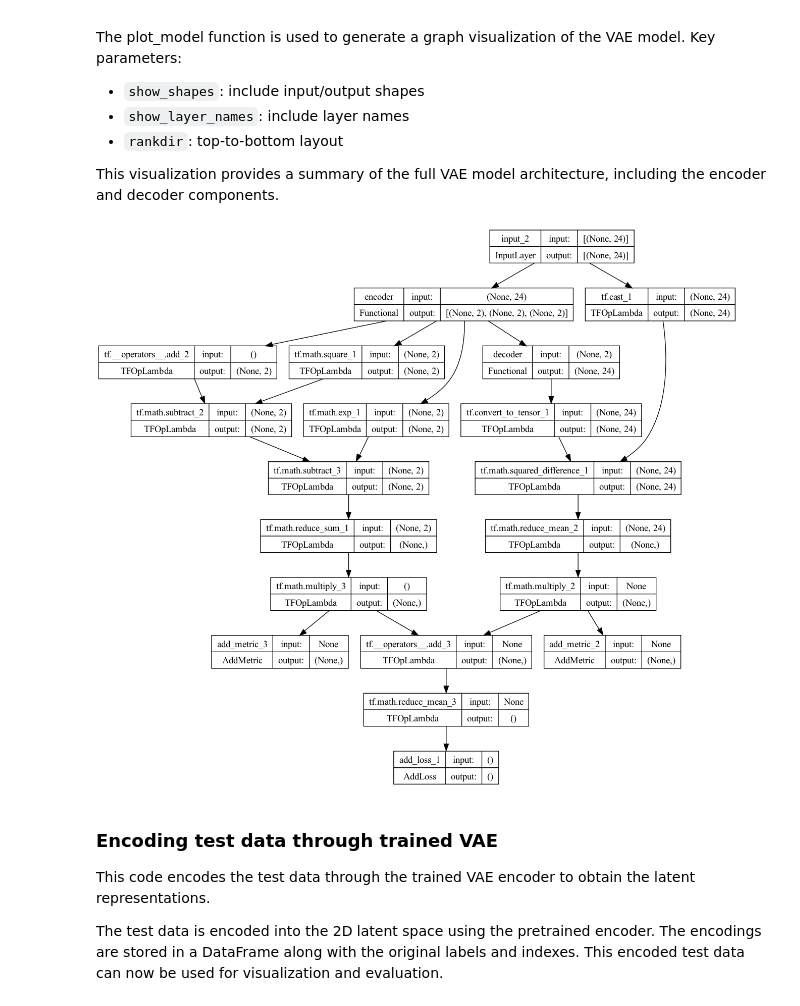
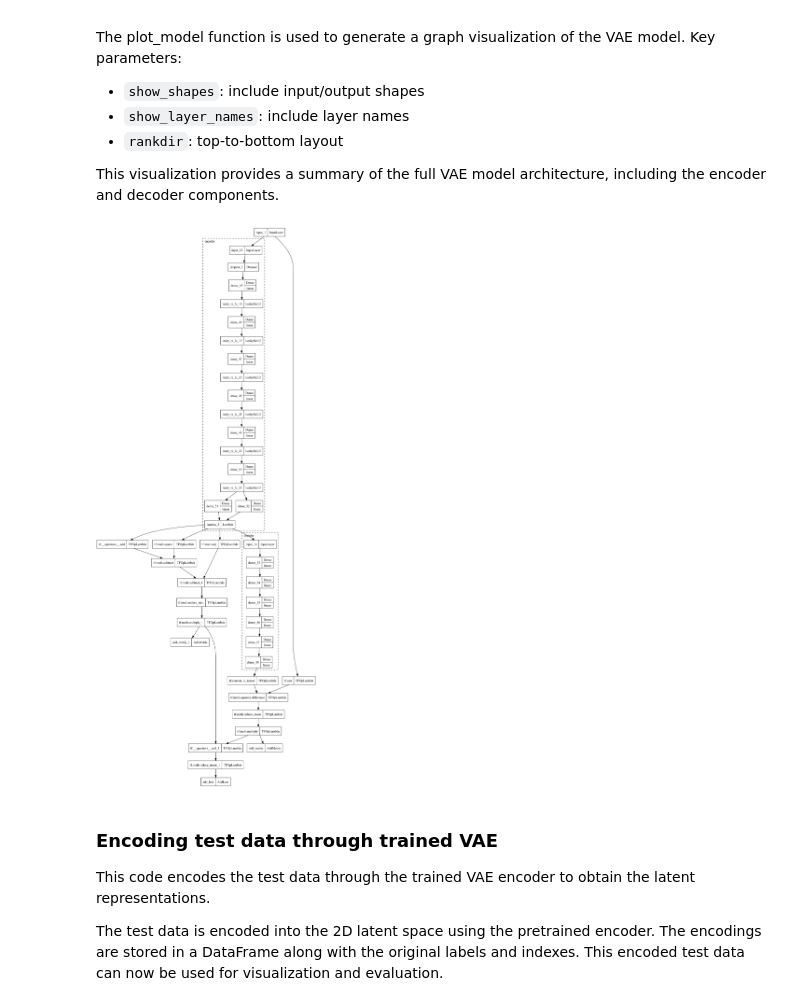
Before and after one commit to savanagrawal/Millipede-Control-with-Reinforcement-Learning-and-VAEs, a Jupyter notebook: src/vae-pygame-ant/play.ipynb, the cells around one changed output. Saved outputs shown, nothing was run; the diff lists cells and outputs as text; code cells hidden in the pictures.

Commit message:
Added more visualisation in vae-experiments & vae-pygame-ant

```diff
--- a/src/vae-pygame-ant/play.ipynb
+++ b/src/vae-pygame-ant/play.ipynb
@@ -49,3 +52,11 @@ import gymnasium as gym
+# %%
+wget.download('https://raw.githubusercontent.com/h4pZ/rose-pine-matplotlib/main/themes/rose-pine-dawn.mplstyle', out='/tmp')
+
+cmap = ListedColormap(['#EA9D34', '#286983', '#7ED782', '#B4637A'])
+color=["#EA9D34", "#286983", "#7ED782", "#B4637A", "#D9B650", "#4A90A6", "#A6D985", "#C87AB4", "#E45F56", "#5E7C88"]
+mpl.rcParams['axes.prop_cycle'] = mpl.cycler(color=["#B4637A", "#286983",  "#EA9D34", "#7ED782", "#D9B650",
+                                                    "#4A90A6", "#A6D985", "#C87AB4", "#E45F56", "#5E7C88"])
+mpl.style.use('/tmp/rose-pine-dawn.mplstyle')
 # %% [markdown]
 ## Loading and preprocessing Ant dataset
 
@@ -225,18 +236,18 @@ This visualization provides a summary of the full VAE model architecture, includ
 # %%
 tf.keras.utils.plot_model(
     vae_reconstructed,
-    show_shapes=True,
+    show_shapes=False,
     show_dtype=False,
     show_layer_names=True,
     rankdir='TB',
-    expand_nested=False,
+    expand_nested=True,
     dpi=96,
     layer_range=None,
-    show_layer_activations=False,
+    show_layer_activations=True,
     show_trainable=False
 )
 # %% [output]
-[figure, old version]
+[figure, new version]
 # %% [markdown]
 ### Encoding test data through trained VAE
 
```
Also changed, not shown: parts of 6 cells of this notebook, 32 other files.
